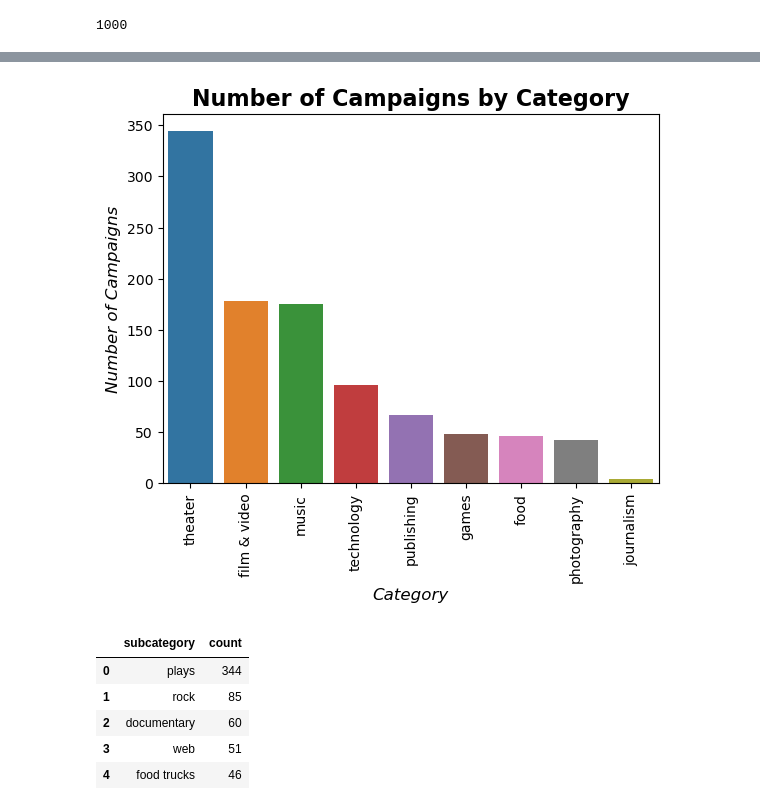
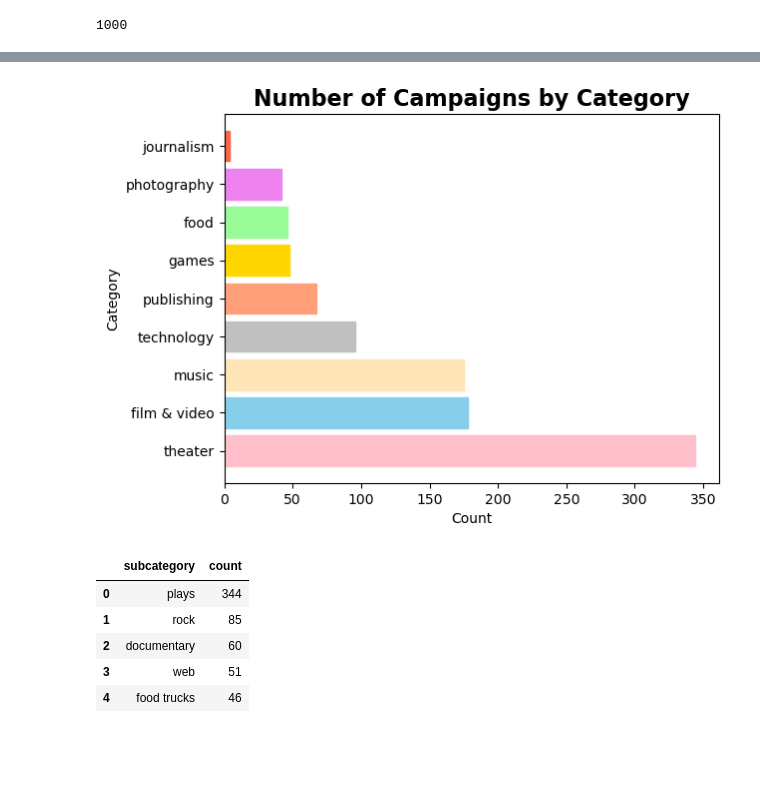
Before and after one commit to wrp94/project-2-group-20, a Jupyter notebook: query/queries.ipynb, the cells around one changed output, grey strips where cells are left out. Drawn from its saved outputs; the diff is of its cells as text; code cells hidden in the pictures; blank space fills up the shorter version.

```diff
--- a/query/queries.ipynb
+++ b/query/queries.ipynb
@@ -105,19 +109,28 @@ category_counts.head()
-# %%
-# Plot the number of campaigns by category
-sns.barplot(x='category', y='count', data=category_counts)
-
-# Add labels and title
-plt.xlabel('Category', fontsize=12, fontstyle='italic')
-plt.ylabel('Number of Campaigns', fontsize=12, fontstyle='italic')
-plt.title('Number of Campaigns by Category', fontsize=16, fontweight='bold')
-
-# Rotate x-axis labels
-plt.xticks(rotation=90)
-
-# Show the plot
-plt.show()
-# %% [output]
-[figure, removed]
+# %%
+# Data for the horizontal bar graph
+category = category_counts['category']
+count = category_counts['count']
+
+fig, ax = plt.subplots()
+
+# Create horizontal bars using Rectangle objects
+bars = ax.barh(category, count)
+
+# Define colors for each category
+colors = ['pink', 'skyblue', 'moccasin', 'silver', 'lightsalmon', 'gold', 'palegreen', 'violet', 'tomato']
+# Set random colors for each bar
+for i, bar in enumerate(bars):
+    bar.set_color(colors[i])
+
+# Add labels and title
+plt.xlabel('Count')
+plt.ylabel('Category')
+plt.title('Number of Campaigns by Category', fontsize=16, fontweight='bold')
+
+# Show the plot
+plt.show()
+# %% [output]
+[figure, added]
 # %%
 # find the number of campaigns by subcategory
 results = session.query(SubCategories.subcategory, func.count(Campaigns.cf_id)).\
```
Also changed, not shown: parts of 13 cells of this notebook.
